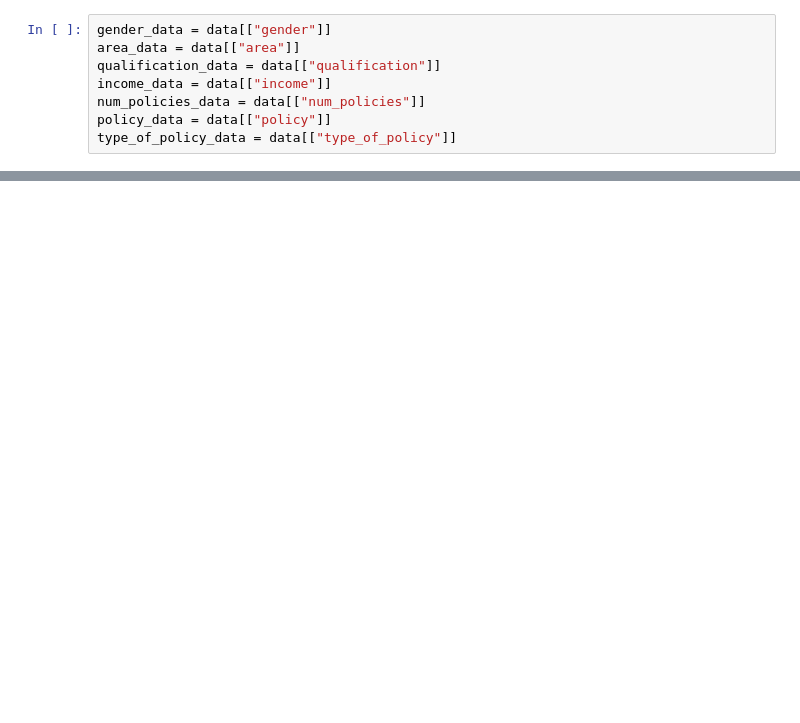
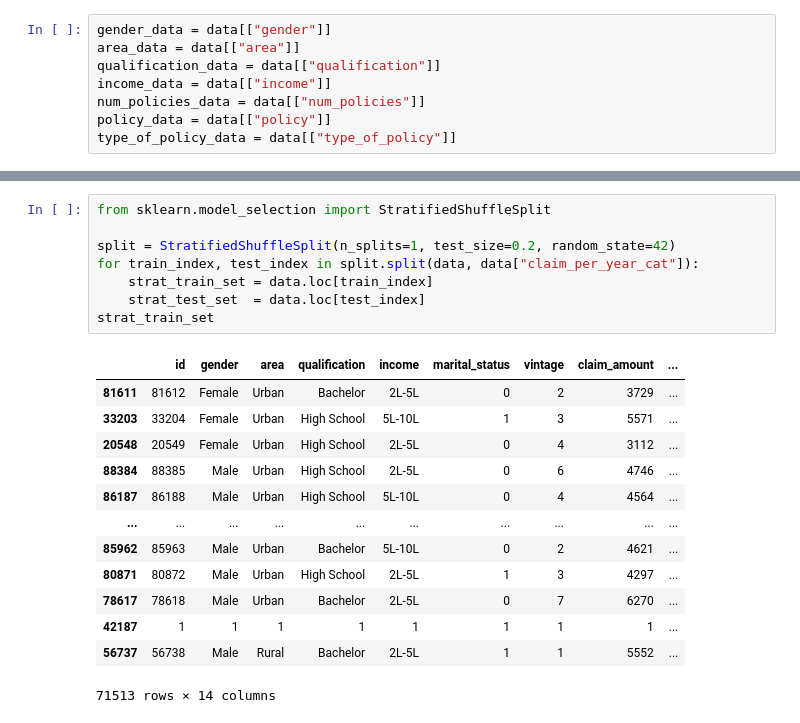
Before and after one commit to bodagovsky/hands-on-machine-learning, a Jupyter notebook: predict cltv of a customer.ipynb, the cells around one changed output, grey strips where cells are left out. Drawn from its saved outputs; the diff is of its cells as text; blank space fills up the shorter version.

```diff
--- a/predict cltv of a customer.ipynb
+++ b/predict cltv of a customer.ipynb
@@ -205,0 +70,22 @@ array([[ 0.17653059,  0.44094022,  0.        , ...,  0.        ,
+# %%
+from sklearn.model_selection import StratifiedShuffleSplit
+
+split = StratifiedShuffleSplit(n_splits=1, test_size=0.2, random_state=42)
+for train_index, test_index in split.split(data, data["claim_per_year_cat"]):
+    strat_train_set = data.loc[train_index]
+    strat_test_set  = data.loc[test_index]
+strat_train_set
+# %% [output]
+|  | id | gender | area | qualification | income | marital_status | vintage | claim_amount | ... |
+| 81611 | 81612 | Female | Urban | Bachelor | 2L-5L | 0 | 2 | 3729 | ... |
+| 33203 | 33204 | Female | Urban | High School | 5L-10L | 1 | 3 | 5571 | ... |
+| 20548 | 20549 | Female | Urban | High School | 2L-5L | 0 | 4 | 3112 | ... |
+| 88384 | 88385 | Male | Urban | High School | 2L-5L | 0 | 6 | 4746 | ... |
+| 86187 | 86188 | Male | Urban | High School | 5L-10L | 0 | 4 | 4564 | ... |
+| ... | ... | ... | ... | ... | ... | ... | ... | ... | ... |
+| 85962 | 85963 | Male | Urban | Bachelor | 5L-10L | 0 | 2 | 4621 | ... |
+| 80871 | 80872 | Male | Urban | High School | 2L-5L | 1 | 3 | 4297 | ... |
+| 78617 | 78618 | Male | Urban | Bachelor | 2L-5L | 0 | 7 | 6270 | ... |
+| 42187 | 1 | 1 | 1 | 1 | 1 | 1 | 1 | 1 | ... |
+| 56737 | 56738 | Male | Rural | Bachelor | 2L-5L | 1 | 1 | 5552 | ... |
+71513 rows × 14 columns
```
Also changed, not shown: parts of 39 cells of this notebook, 2 other files.
